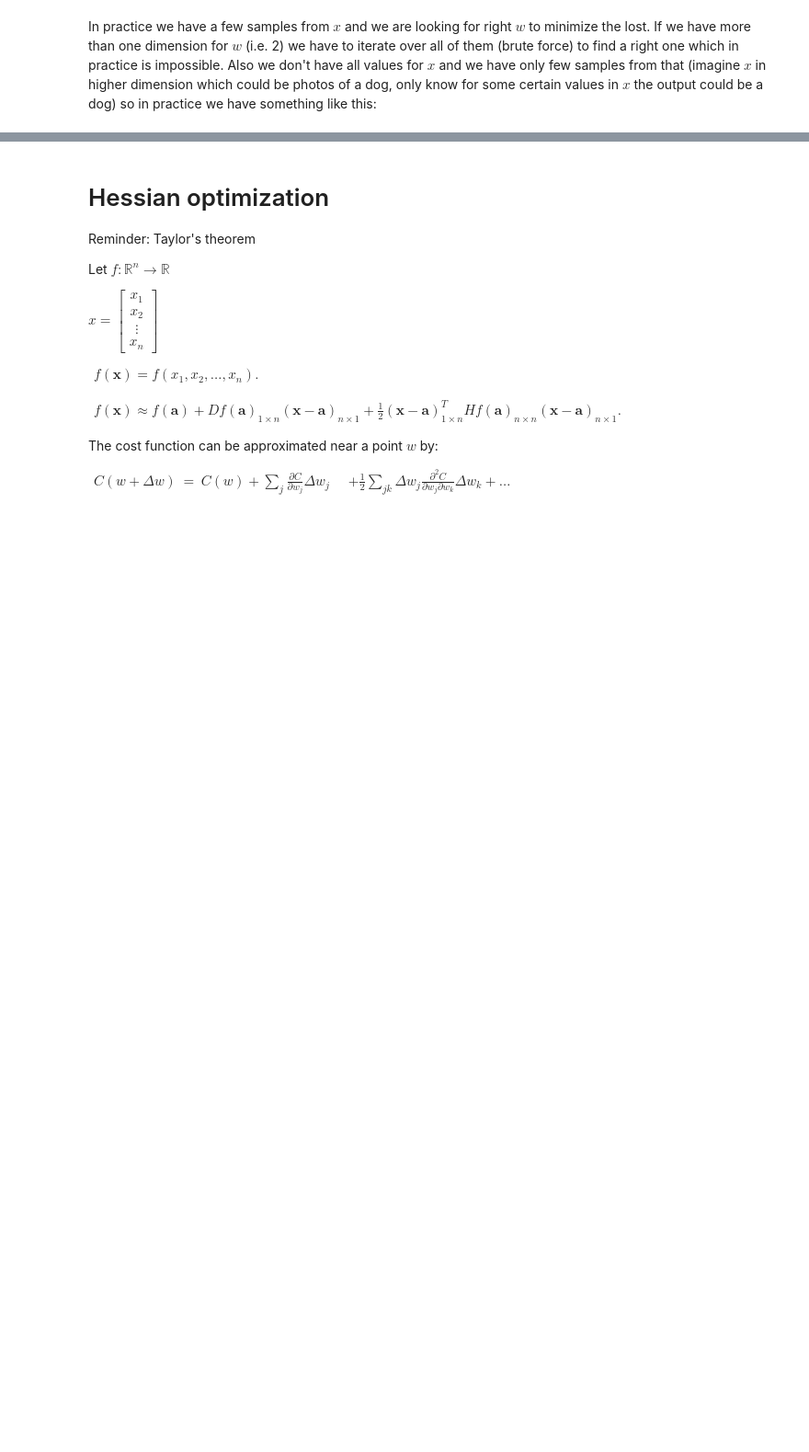
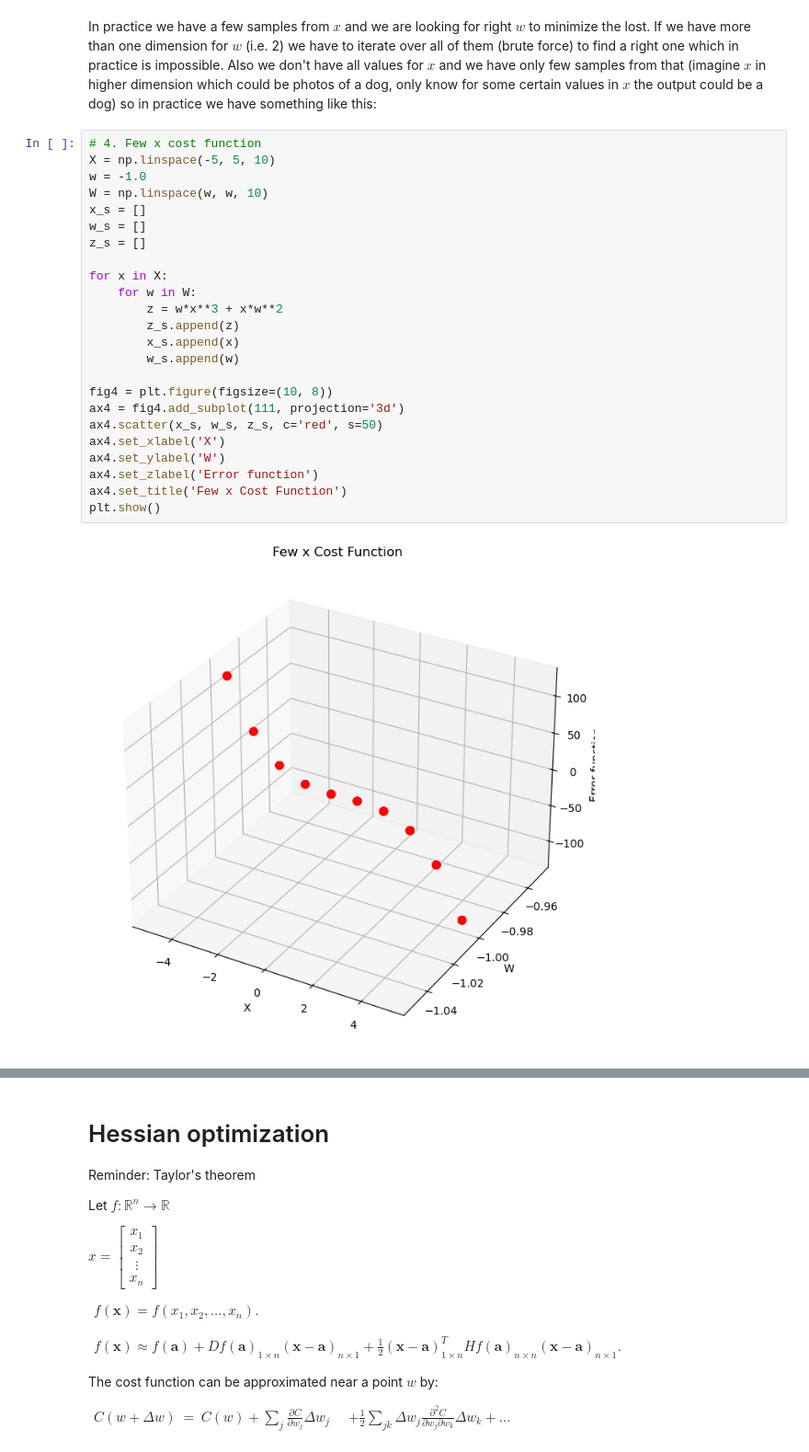
Before and after one commit to behnamasadi/PyTorchTutorial, a Jupyter notebook: optim_package/optimizers.ipynb, the cells around one changed output, grey strips where cells are left out. Shown at 92% size. Drawn from its saved outputs; the diff is of its cells as text; blank space fills up the shorter version.

```diff
--- a/optim_package/optimizers.ipynb
+++ b/optim_package/optimizers.ipynb
@@ -20,2 +72,28 @@ This surface will show you if you set $w=-1.0$ for your model, what would be the
 # %% [markdown]
 In practice we have a few samples from $x$ and we are looking for right $w$ to minimize the lost. If we have more than one dimension for $w$  (i.e. 2) we have to iterate over all of them (brute force) to find a right one which in practice is impossible. Also we don't have all values for $x$ and we have only few samples from that (imagine $x$ in higher dimension which could be photos of a dog, only know for some certain values in $x$ the output could be a dog) so in practice we have something like this:
+# %%
+# 4. Few x cost function
+X = np.linspace(-5, 5, 10)
+w = -1.0
+W = np.linspace(w, w, 10)
+x_s = []
+w_s = []
+z_s = []
+
+for x in X:
+    for w in W:
+        z = w*x**3 + x*w**2
+        z_s.append(z)
+        x_s.append(x)
+        w_s.append(w)
+
+fig4 = plt.figure(figsize=(10, 8))
+ax4 = fig4.add_subplot(111, projection='3d')
+ax4.scatter(x_s, w_s, z_s, c='red', s=50)
+ax4.set_xlabel('X')
+ax4.set_ylabel('W')
+ax4.set_zlabel('Error function')
+ax4.set_title('Few x Cost Function')
+plt.show()
+# %% [output]
+[figure, added]
```
Also changed, not shown: parts of 34 cells of this notebook, 16 other files.
